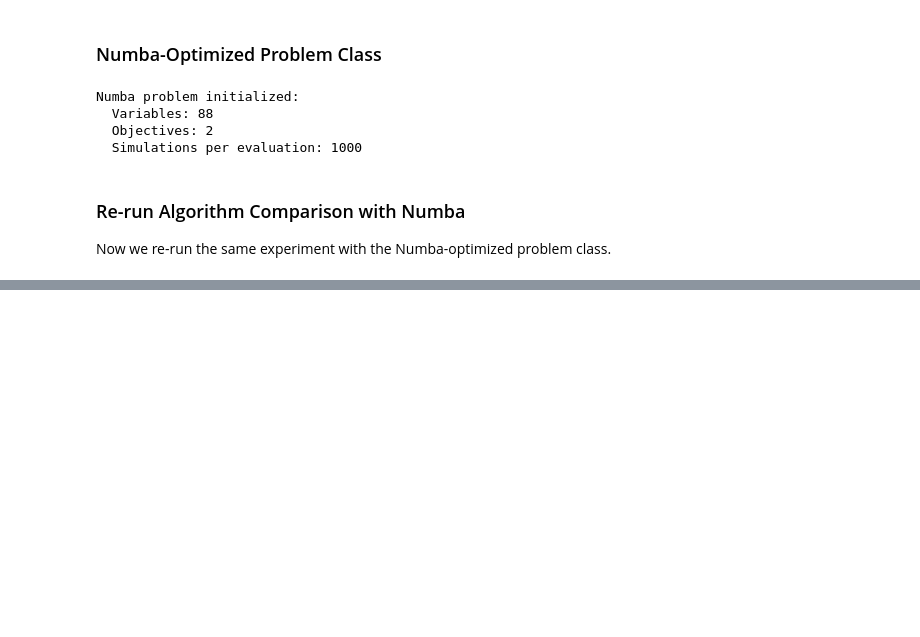
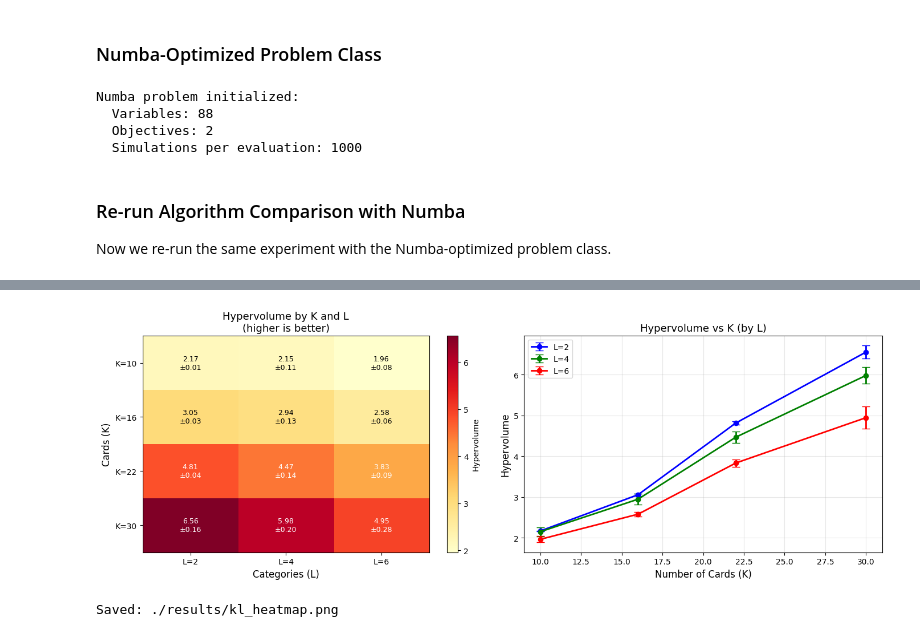
Before and after one commit to yungweng/top-trumps-optimization, a Jupyter notebook: top-trumps.ipynb, the cells around one changed output, grey strips where cells are left out. Cells and saved outputs as stored; diff of their text form; code cells hidden in the pictures; blank space fills up the shorter version.

```diff
--- a/top-trumps.ipynb
+++ b/top-trumps.ipynb
@@ -1471,0 +1730,56 @@ ValueError: max() arg is an empty sequence
+# %%
+# Visualization 1: Hypervolume Heatmap (K vs L)
+fig, axes = plt.subplots(1, 2, figsize=(14, 5))
+
+# Create HV matrix
+hv_matrix = np.zeros((len(EXP1_K_VALUES), len(EXP1_L_VALUES)))
+hv_std_matrix = np.zeros((len(EXP1_K_VALUES), len(EXP1_L_VALUES)))
+
+for i, K in enumerate(EXP1_K_VALUES):
+    for j, L in enumerate(EXP1_L_VALUES):
+        hv_matrix[i, j] = exp1_results[(K, L)]["hv_mean"]
+        hv_std_matrix[i, j] = exp1_results[(K, L)]["hv_std"]
+
+# Plot 1: HV Heatmap
+ax1 = axes[0]
+im1 = ax1.imshow(hv_matrix, cmap='YlOrRd', aspect='auto')
+ax1.set_xticks(range(len(EXP1_L_VALUES)))
+ax1.set_xticklabels([f'L={L}' for L in EXP1_L_VALUES])
+ax1.set_yticks(range(len(EXP1_K_VALUES)))
+ax1.set_yticklabels([f'K={K}' for K in EXP1_K_VALUES])
+ax1.set_xlabel('Categories (L)', fontsize=12)
+ax1.set_ylabel('Cards (K)', fontsize=12)
+ax1.set_title('Hypervolume by K and L\n(higher is better)', fontsize=13)
+
+# Add text annotations
+for i in range(len(EXP1_K_VALUES)):
+    for j in range(len(EXP1_L_VALUES)):
+        text = ax1.text(j, i, f'{hv_matrix[i, j]:.2f}\n±{hv_std_matrix[i, j]:.2f}',
+                       ha='center', va='center', fontsize=9,
+                       color='white' if hv_matrix[i, j] > hv_matrix.mean() else 'black')
+
+plt.colorbar(im1, ax=ax1, label='Hypervolume')
+
+# Plot 2: Line plots - HV vs K for each L
+ax2 = axes[1]
+colors_l = ['blue', 'green', 'red']
+for j, L in enumerate(EXP1_L_VALUES):
+    hvs = [exp1_results[(K, L)]["hv_mean"] for K in EXP1_K_VALUES]
+    stds = [exp1_results[(K, L)]["hv_std"] for K in EXP1_K_VALUES]
+    ax2.errorbar(EXP1_K_VALUES, hvs, yerr=stds, marker='o', capsize=5,
+                 label=f'L={L}', color=colors_l[j], linewidth=2)
+
+ax2.set_xlabel('Number of Cards (K)', fontsize=12)
+ax2.set_ylabel('Hypervolume', fontsize=12)
+ax2.set_title('Hypervolume vs K (by L)', fontsize=13)
+ax2.legend()
+ax2.grid(True, alpha=0.3)
+
+plt.tight_layout()
+plt.savefig(f"{OUTPUT_DIR}/kl_heatmap.png", dpi=150, bbox_inches='tight')
+plt.show()
+
+print(f"Saved: {OUTPUT_DIR}/kl_heatmap.png")
+# %% [output]
+[figure, added]
+Saved: ./results/kl_heatmap.png
```
Also changed, not shown: parts of 43 cells of this notebook, 21 other files.
